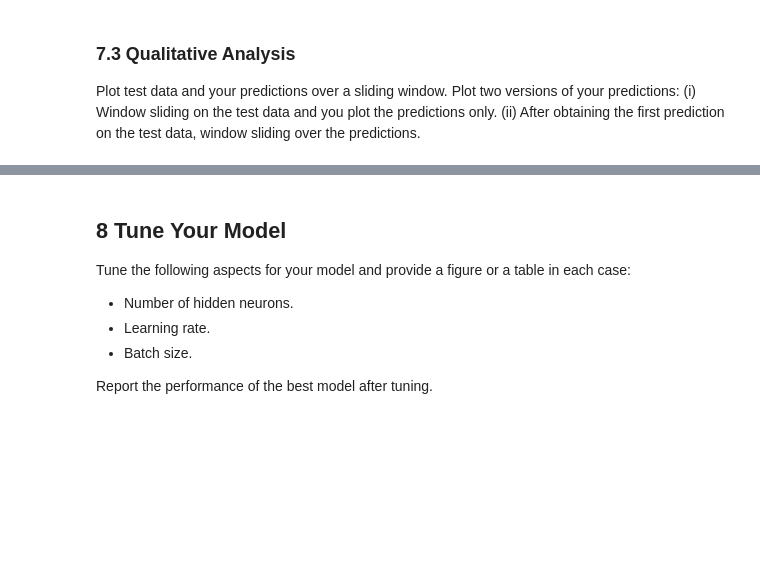
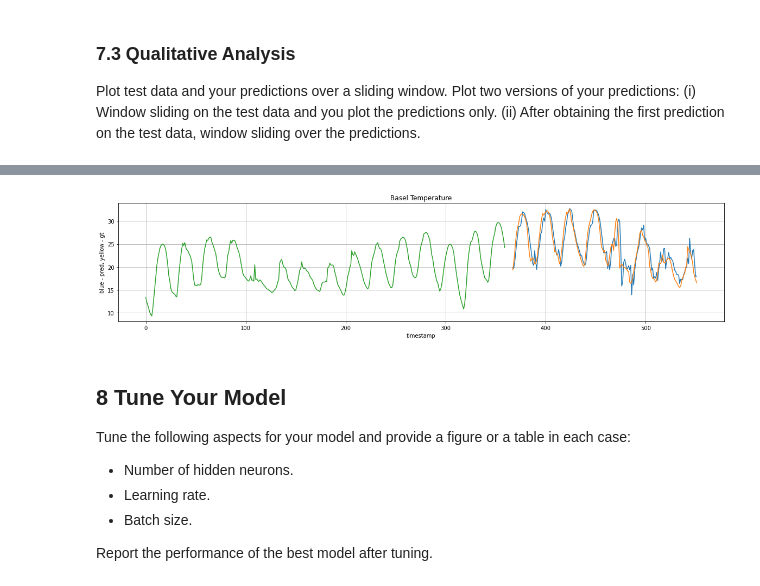
Before and after one commit to berkantbayraktar/Temperature-Prediction-w-LSTM, a Jupyter notebook: CENG501_Spring2021_PA3_Task_temperature_prediction_with_LSTM.ipynb, the cells around one changed output, grey strips where cells are left out. Drawn from its saved outputs; the diff is of its cells as text; code cells hidden in the pictures; blank space fills up the shorter version.

```diff
--- a/CENG501_Spring2021_PA3_Task_temperature_prediction_with_LSTM.ipynb
+++ b/CENG501_Spring2021_PA3_Task_temperature_prediction_with_LSTM.ipynb
@@ -276,3 +280,43 @@ pass
+# %%
+# Instantiate a scaler with a feature range from -1 to 1
+scaler = MinMaxScaler(feature_range=(-1, 1))
+# Normalize the training set
+test_norm = scaler.fit_transform(y_test.reshape(-1, 1))
+# %%
+# Convert train_norm from an array to a tensor
+test_norm = torch.FloatTensor(test_norm).view(-1)
+# %%
+window_size = 6
+future = len(y_test) - window_size - 1
+
+# Add the last window of training values to the list of predictions
+inputs = test_norm[:window_size].tolist()
+preds = []
+# Set the model to evaluation mode
+model.eval()
+
+for i in range(future):
+    seq = torch.FloatTensor(inputs[-window_size:])
+    with torch.no_grad():
+        model.hidden = (torch.zeros(1,1,model.hidden_dim),
+                        torch.zeros(1,1,model.hidden_dim))
+        inputs.append(test_norm[window_size + i ])
+        preds.append(model(seq).item())
+# %%
+true_predictions = scaler.inverse_transform(np.array(preds).reshape(-1, 1))
+# %%
+plt.figure(figsize=(20,4))
+plt.title('Basel Temperature')
+plt.ylabel('blue - pred, yellow - gt')
+plt.xlabel('timestamp')
+plt.grid(True)
+plt.autoscale(axis='x')
+plt.plot(range(360 + window_size +1 ,360 + 192), true_predictions)
+plt.plot(range(360 + window_size +1 ,360 + 192), y_test[window_size+1:].reshape(-1,1))
+plt.plot(range(0,360),train_df['temperature'])
+plt.show()
+# %% [output]
+[figure, added]
 # %% [markdown]
 ## 8 Tune Your Model
 
```
Also changed, not shown: parts of 21 cells of this notebook.
